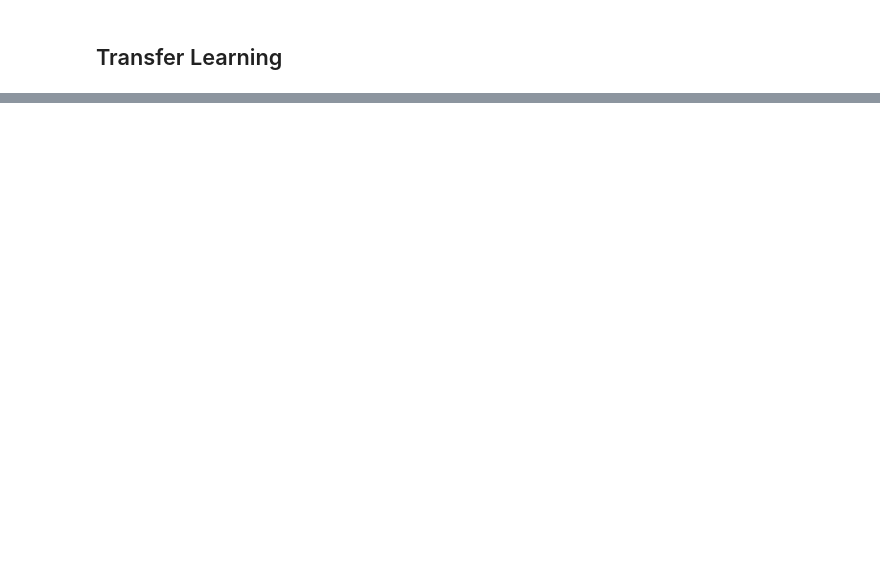
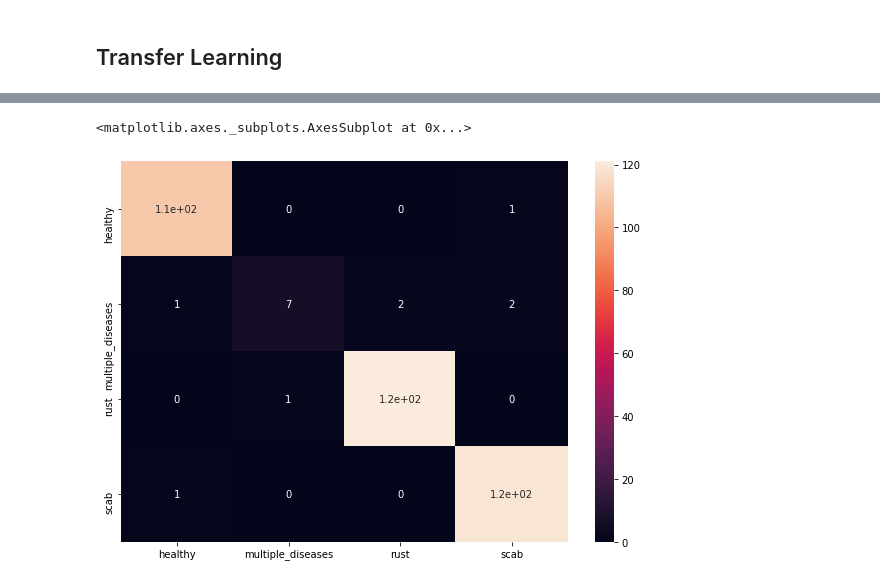
Before and after one commit to louis-li/PlantDiseaseDetection, a Jupyter notebook: 2. TL Baseline - NASNetLarge.ipynb, the cells around one changed output, grey strips where cells are left out. Cells and saved outputs as stored; diff of their text form; code cells hidden in the pictures; blank space fills up the shorter version.

```diff
--- a/2. TL Baseline - NASNetLarge.ipynb
+++ b/2. TL Baseline - NASNetLarge.ipynb
@@ -254,0 +275,7 @@ WARNING:tensorflow:Model was constructed with shape (None, 299, 299, 3) for inpu
+# %%
+# Train on all data before inference
+model.fit(generator(x_val, y_val, batch_size),
+                    epochs=2,
+                    steps_per_epoch=len(x_train)/batch_size ,
+                    verbose=True
+                   )
@@ -254,0 +288,17 @@ WARNING:tensorflow:Model was constructed with shape (None, 299, 299, 3) for inpu
+# %%
+from sklearn.metrics import confusion_matrix
+import seaborn as sn
+import pandas as pd
+import matplotlib.pyplot as plt
+
+labels = ['healthy', 'multiple_diseases', 'rust', 'scab']
+y_val_pred = np.argmax(model.predict(x_val), axis=1)
+mat = confusion_matrix(y_val, y_val_pred)
+
+df_cm = pd.DataFrame(mat, index = [i for i in labels],
+                  columns = [i for i in labels])
+plt.figure(figsize = (10,7))
+sn.heatmap(df_cm, annot=True)
+# %% [output]
+<matplotlib.axes._subplots.AxesSubplot at 0x...>
+[figure, added]
```
Also changed, not shown: parts of 24 cells of this notebook, 14 other files.
